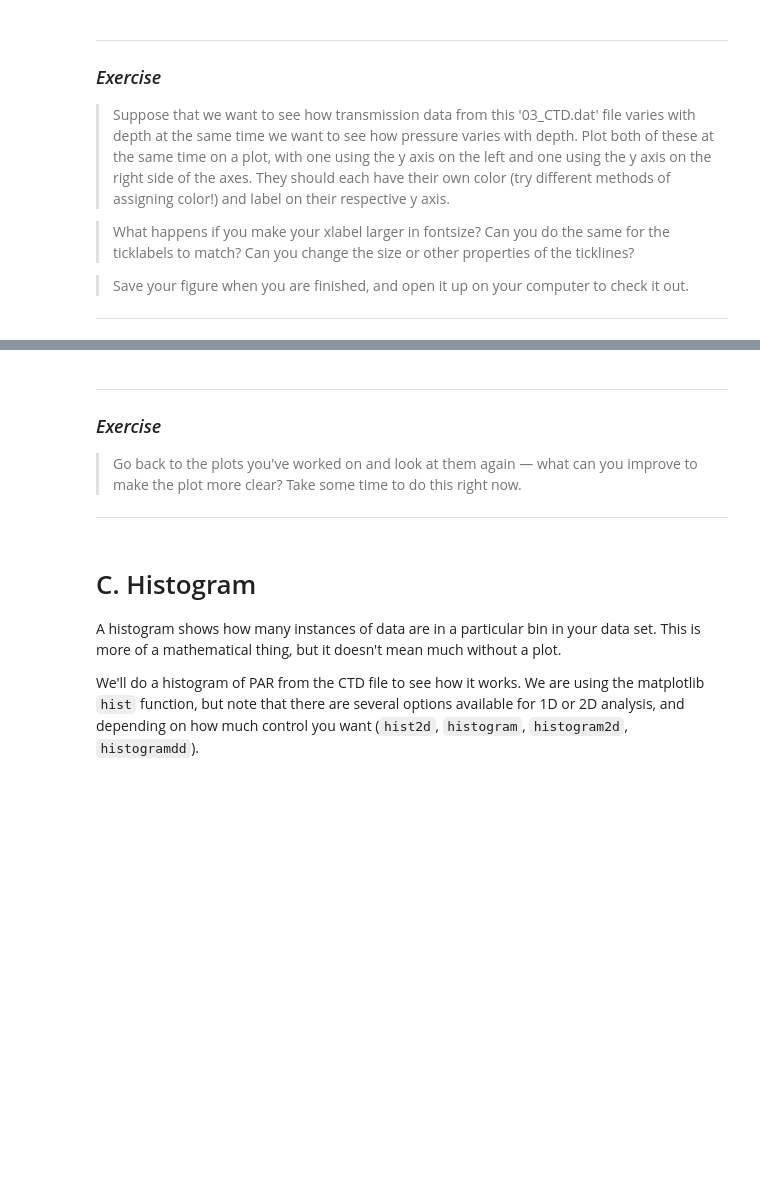
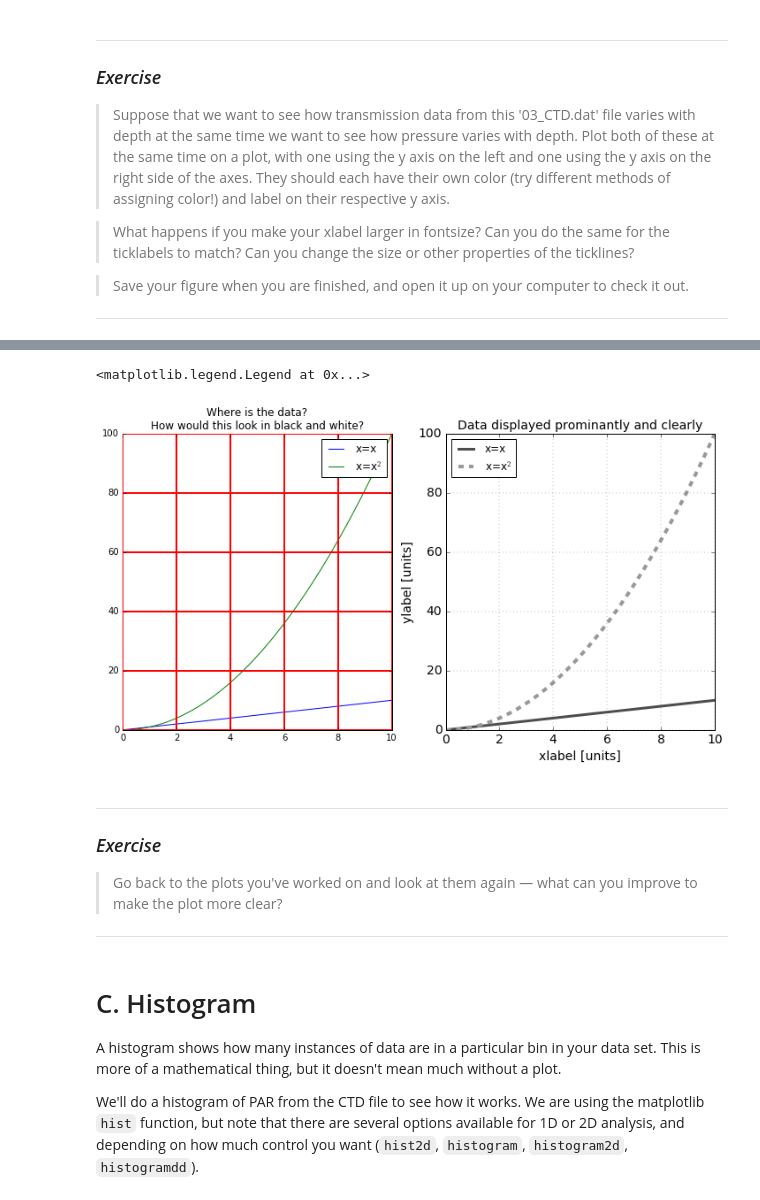
Before and after one commit to hetland/python4geosciences_OLD, a Jupyter notebook: materials/04 matplotlib.ipynb, the cells around one changed output, grey strips where cells are left out. Cells and saved outputs as stored; diff of their text form; code cells hidden in the pictures; blank space fills up the shorter version.

Commit message:
finished matplotlib class material

```diff
--- a/materials/04 matplotlib.ipynb
+++ b/materials/04 matplotlib.ipynb
@@ -541,11 +546,34 @@ Some guidelines to follow:
 
 ![Seaborn Example](http://stanford.edu/~mwaskom/software/seaborn/_images/hexbin_marginals.png)
 http://stanford.edu/~mwaskom/software/seaborn/examples/hexbin_marginals.html
+# %%
+x = np.linspace(0, 10)
+
+fig = plt.figure(figsize=(12, 6))
+ax1 = fig.add_subplot(1, 2, 1)
+ax1.plot(x, x, x, x**2)
+ax1.grid(True, color='r', linestyle='-', linewidth=2)
+ax1.set_title('Where is the data?\nHow would this look in black and white?')
+ax1.legend(('x=x', 'x=x$^2$'))
+
+ax2 = fig.add_subplot(1, 2, 2)
+ax2.plot(x, x, '0.3', linewidth=3)
+ax2.plot(x, x**2, '0.6', linewidth=4, linestyle='--')
+ax2.grid(True, color='k', linestyle=':', linewidth=0.25)
+ax2.set_title('Data displayed prominantly and clearly', fontsize=14)
+ax2.set_xlabel('xlabel [units]', fontsize=14)
+ax2.set_ylabel('ylabel [units]', fontsize=14)
+plt.xticks(fontsize=14);
+plt.yticks(fontsize=14);
+ax2.legend(('x=x', 'x=x$^2$'), loc='best')
+# %% [output]
+<matplotlib.legend.Legend at 0x...>
+[figure, added]
 # %% [markdown]
 ---
 ### *Exercise*
 
-> Go back to the plots you've worked on and look at them again — what can you improve to make the plot more clear? Take some time to do this right now.
+> Go back to the plots you've worked on and look at them again — what can you improve to make the plot more clear?
 
 ---
 # %% [markdown]
```
Also changed, not shown: parts of 29 cells of this notebook, 1 other file.
